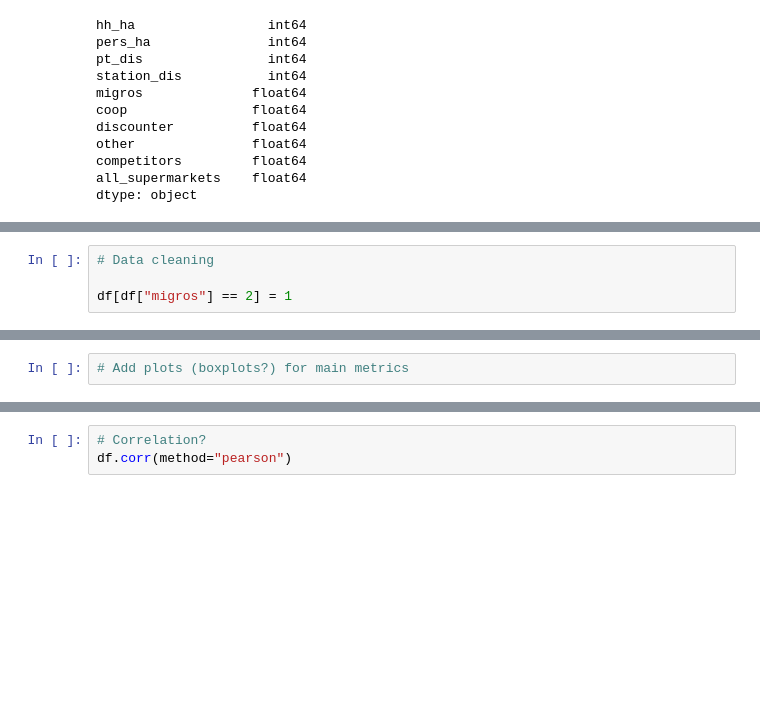
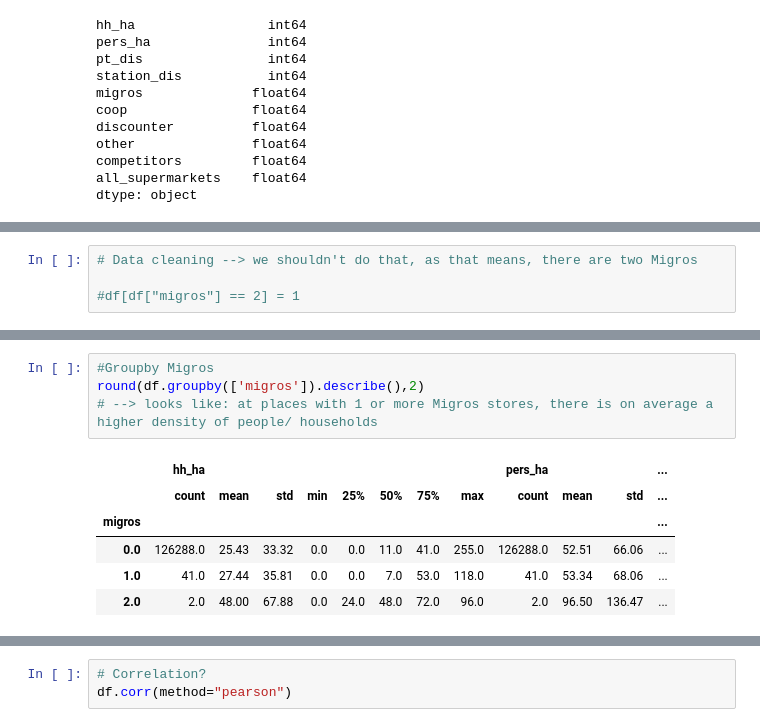
Before and after one commit to martrip/migros_data_challange, a Jupyter notebook: code/DataExploration.ipynb, the cells around one changed output, grey strips where cells are left out. Saved outputs shown, nothing was run; the diff lists cells and outputs as text; blank space fills up the shorter version.

```diff
--- a/code/DataExploration.ipynb
+++ b/code/DataExploration.ipynb
@@ -91,9 +103,9 @@ competitors         0.0
 all_supermarkets    0.0
 dtype: float64
 # %%
-# Data cleaning
+# Data cleaning --> we shouldn't do that, as that means, there are two Migros
 
-df[df["migros"] == 2] = 1
+#df[df["migros"] == 2] = 1
 # %%
 round(df.describe(),2)
 # %% [output]
@@ -106,5 +118,14 @@ round(df.describe(),2)
 | 50% | 11.00 | 26.00 | 175.00 | 3950.00 | 0.00 | 0.00 | 0.00 | 0.00 | 0.00 | ... |
 | 75% | 41.00 | 87.00 | 255.00 | 5335.00 | 0.00 | 0.00 | 0.00 | 0.00 | 0.00 | ... |
 | max | 255.00 | 546.00 | 1290.00 | 10230.00 | 2.00 | 3.00 | 2.00 | 1.00 | 3.00 | ... |
-# %%
-# Add plots (boxplots?) for main metrics
+# %%
+#Groupby Migros
+round(df.groupby(['migros']).describe(),2)
+# --> looks like: at places with 1 or more Migros stores, there is on average a higher density of people/ households
+# %% [output]
+|  | hh_ha |  |  |  |  |  |  |  | pers_ha |  |  | ... |
+|  | count | mean | std | min | 25% | 50% | 75% | max | count | mean | std | ... |
+| migros |  |  |  |  |  |  |  |  |  |  |  | ... |
+| 0.0 | 126288.0 | 25.43 | 33.32 | 0.0 | 0.0 | 11.0 | 41.0 | 255.0 | 126288.0 | 52.51 | 66.06 | ... |
+| 1.0 | 41.0 | 27.44 | 35.81 | 0.0 | 0.0 | 7.0 | 53.0 | 118.0 | 41.0 | 53.34 | 68.06 | ... |
+| 2.0 | 2.0 | 48.00 | 67.88 | 0.0 | 24.0 | 48.0 | 72.0 | 96.0 | 2.0 | 96.50 | 136.47 | ... |
```
Also changed, not shown: parts of 8 cells of this notebook.
